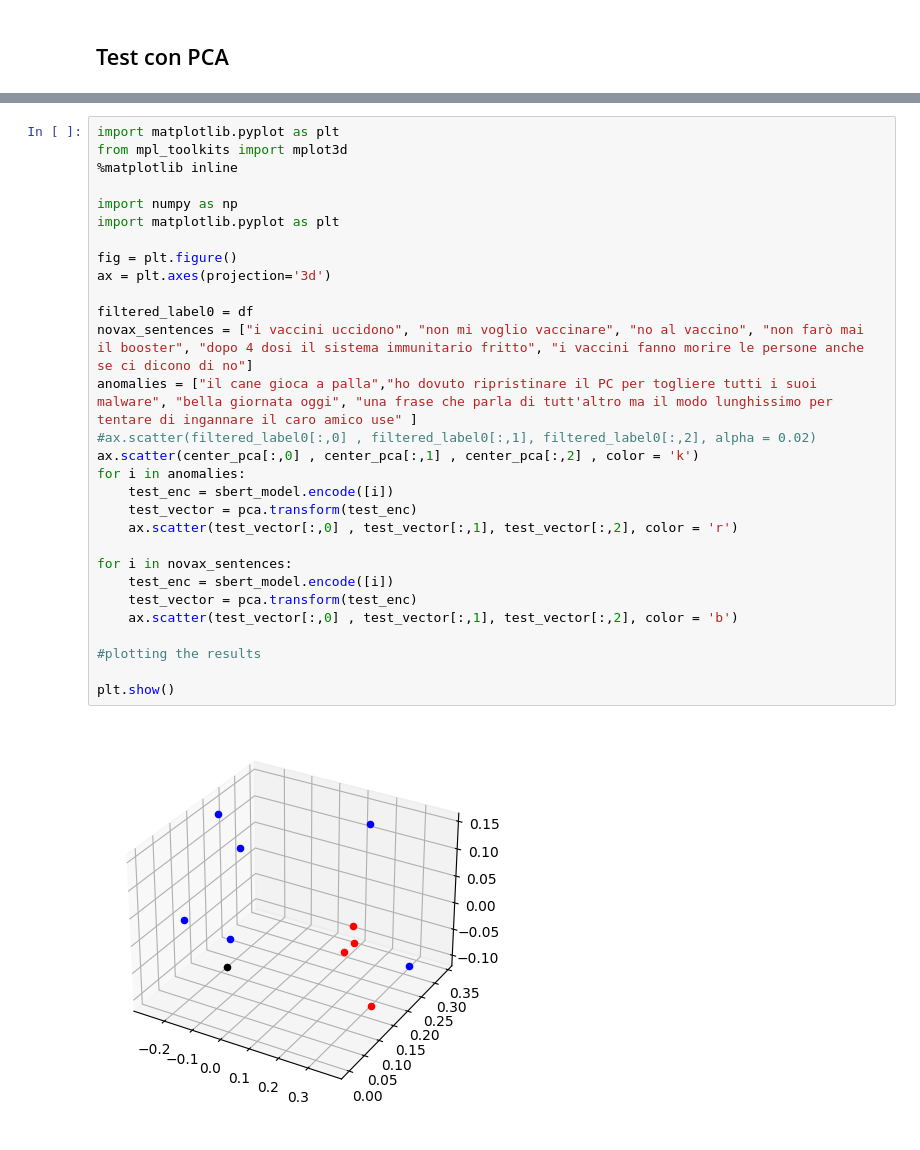
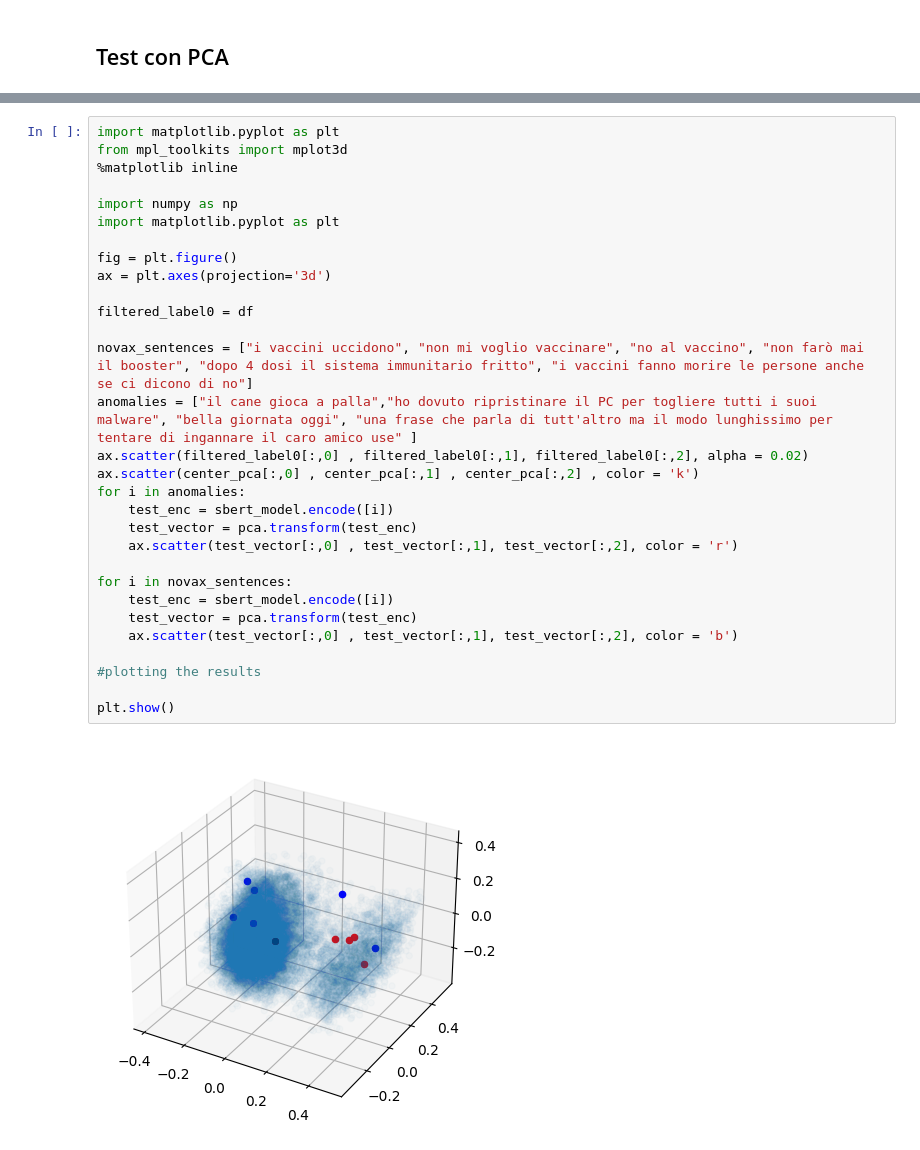
Before and after one commit to bovaristEliza/AE-GuANto, a Jupyter notebook: sbert.ipynb, the cells around one changed output, grey strips where cells are left out. Saved outputs shown, nothing was run; the diff lists cells and outputs as text.

```diff
--- a/sbert.ipynb
+++ b/sbert.ipynb
@@ -423,31 +429,32 @@ Cosine: 0.058878183364868164
 # %%
 import matplotlib.pyplot as plt
 from mpl_toolkits import mplot3d
 %matplotlib inline
 
 import numpy as np
 import matplotlib.pyplot as plt
 
 fig = plt.figure()
 ax = plt.axes(projection='3d')
 
 filtered_label0 = df
+
 novax_sentences = ["i vaccini uccidono", "non mi voglio vaccinare", "no al vaccino", "non farò mai il booster", "dopo 4 dosi il sistema immunitario fritto", "i vaccini fanno morire le persone anche se ci dicono di no"]
 anomalies = ["il cane gioca a palla","ho dovuto ripristinare il PC per togliere tutti i suoi malware", "bella giornata oggi", "una frase che parla di tutt'altro ma il modo lunghissimo per tentare di ingannare il caro amico use" ]
-#ax.scatter(filtered_label0[:,0] , filtered_label0[:,1], filtered_label0[:,2], alpha = 0.02)
+ax.scatter(filtered_label0[:,0] , filtered_label0[:,1], filtered_label0[:,2], alpha = 0.02)
 ax.scatter(center_pca[:,0] , center_pca[:,1] , center_pca[:,2] , color = 'k')
 for i in anomalies:
     test_enc = sbert_model.encode([i])
     test_vector = pca.transform(test_enc)
     ax.scatter(test_vector[:,0] , test_vector[:,1], test_vector[:,2], color = 'r')
 
 for i in novax_sentences:
     test_enc = sbert_model.encode([i])
     test_vector = pca.transform(test_enc)
     ax.scatter(test_vector[:,0] , test_vector[:,1], test_vector[:,2], color = 'b')
 
 #plotting the results
 
 plt.show()
 # %% [output]
-[figure, old version]
+[figure, new version]
```
Also changed, not shown: parts of 5 cells of this notebook.
